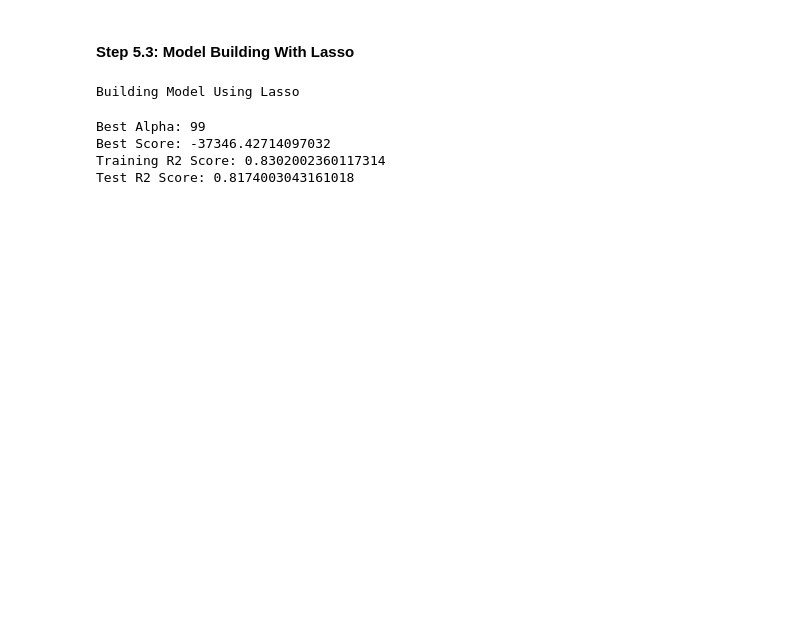
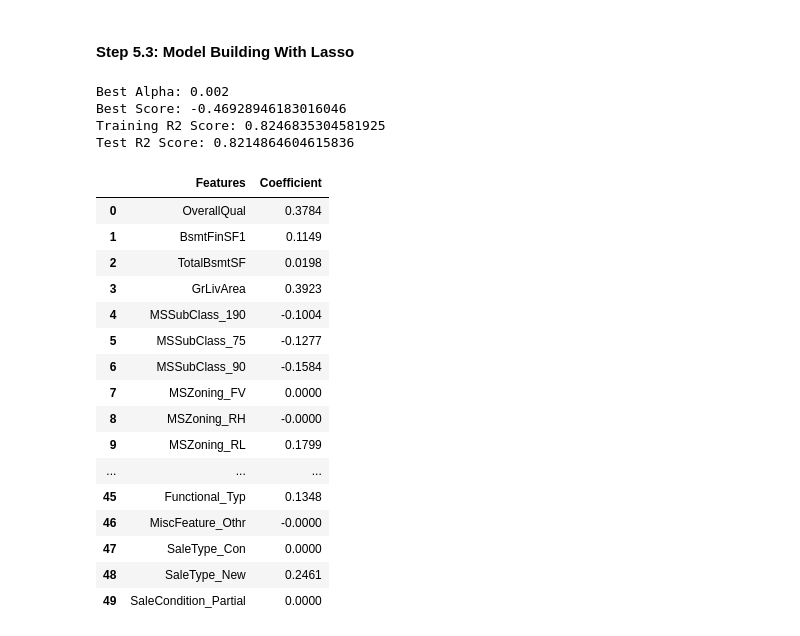
Before and after one commit to SathishKumarRamasamy/advance-regression-assignment, a Jupyter notebook: advanced-regression-assignment.ipynb, the cells around one changed output. Drawn from its saved outputs; the diff is of its cells as text; code cells hidden in the pictures; blank space fills up the shorter version.

```diff
--- a/advanced-regression-assignment.ipynb
+++ b/advanced-regression-assignment.ipynb
@@ -2636,15 +2624,34 @@ X_train_final.columns.size
 #### Step 5.3: Model Building With Lasso
 # %%
 print(f"Building Model Using Lasso ")
-lasso_alphas = list(np.arange(0,100,1))
+lasso_alphas = list(np.arange(0, 10, 0.001))
 result = build_with_regularization(X_train_final,y_train,X_test_final,y_test,'Lasso',lasso_alphas)
 print(f"Best Alpha: {result['best_alpha']}")
 print(f"Best Score: {result['best_score']}")
 print(f"Training R2 Score: {result['train_r2_score']}")
 print(f"Test R2 Score: {result['test_r2_score']}")
 # %% [output]
-Building Model Using Lasso
+Best Alpha: 0.002
+Best Score: -0.46928946183016046
+Training R2 Score: 0.8246835304581925
+Test R2 Score: 0.8214864604615836
-Best Alpha: 99
-Best Score: -37346.42714097032
-Training R2 Score: 0.8302002360117314
-Test R2 Score: 0.8174003043161018
+# %%
+pd.DataFrame({'Features':X_train_final.columns, 'Coefficient':result['model'].coef_.round(4)})
+# %% [output]
+|  | Features | Coefficient |
+| 0 | OverallQual | 0.3784 |
+| 1 | BsmtFinSF1 | 0.1149 |
+| 2 | TotalBsmtSF | 0.0198 |
+| 3 | GrLivArea | 0.3923 |
+| 4 | MSSubClass_190 | -0.1004 |
+| 5 | MSSubClass_75 | -0.1277 |
+| 6 | MSSubClass_90 | -0.1584 |
+| 7 | MSZoning_FV | 0.0000 |
+| 8 | MSZoning_RH | -0.0000 |
+| 9 | MSZoning_RL | 0.1799 |
+| ... | ... | ... |
+| 45 | Functional_Typ | 0.1348 |
+| 46 | MiscFeature_Othr | -0.0000 |
+| 47 | SaleType_Con | 0.0000 |
+| 48 | SaleType_New | 0.2461 |
+| 49 | SaleCondition_Partial | 0.0000 |
```
Also changed, not shown: parts of 15 cells of this notebook.
